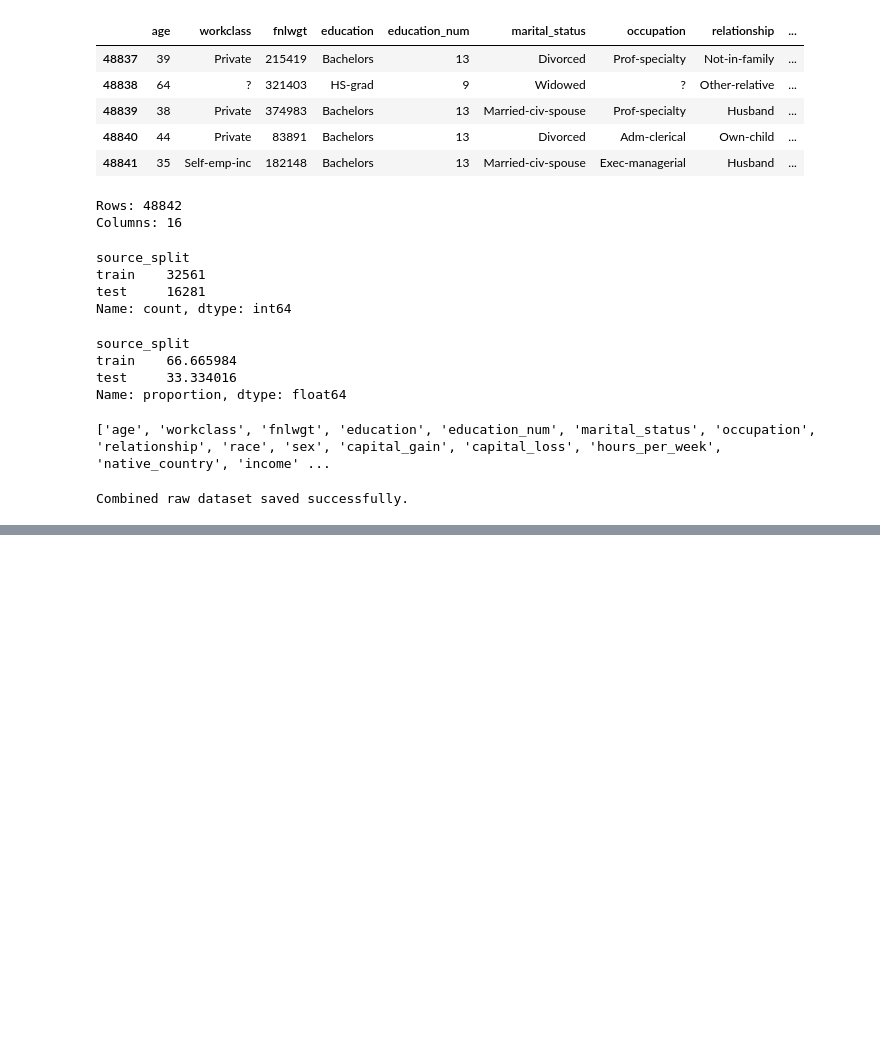
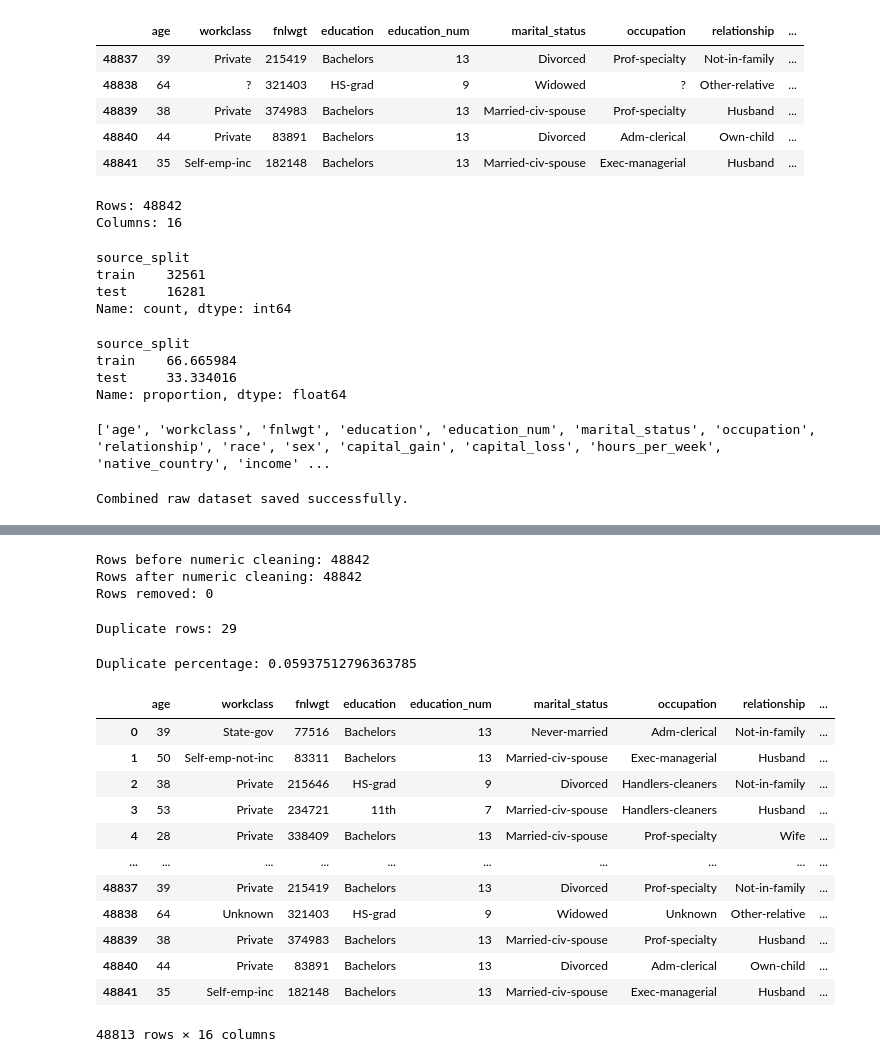
Before and after one commit to greeshavaishnavi09/Adult_Income, a Jupyter notebook: src/Data Cleaning.ipynb, the cells around one changed output, grey strips where cells are left out. Drawn from its saved outputs; the diff is of its cells as text; code cells hidden in the pictures; blank space fills up the shorter version.

Commit message:
Data Cleaning adult income data is completed

```diff
--- a/src/Data Cleaning.ipynb
+++ b/src/Data Cleaning.ipynb
@@ -281,0 +460,13 @@ for column in categorical_columns:
+# %%
+# define numeric columns
+
+numeric_columns = [
+    "age",
+    "fnlwgt",
+    "education_num",
+    "capital_gain",
+    "capital_loss",
+    "hours_per_week"
+]
+
+print(numeric_columns)
@@ -281,0 +475,8 @@ for column in categorical_columns:
+# %%
+# convert numeric columns
+
+for column in numeric_columns:
+    df[column] = pd.to_numeric(
+        df[column],
+        errors="coerce"
+    )
@@ -281,0 +550,59 @@ for column in categorical_columns:
+# %%
+# remove rows with invalid core numeric values
+
+before_numeric_cleaning = len(df)
+
+valid_numeric_mask = (
+    df["age"].notna()
+    & (df["age"] > 0)
+    & df["education_num"].notna()
+    & (df["education_num"] > 0)
+    & df["hours_per_week"].notna()
+    & (df["hours_per_week"] > 0)
+)
+
+df = df[valid_numeric_mask].copy()
+
+after_numeric_cleaning = len(df)
+
+print("Rows before numeric cleaning:", before_numeric_cleaning)
+print("Rows after numeric cleaning:", after_numeric_cleaning)
+print("Rows removed:", before_numeric_cleaning - after_numeric_cleaning)
+# %% [output]
+Rows before numeric cleaning: 48842
+Rows after numeric cleaning: 48842
+Rows removed: 0
+# %%
+# check duplicate rows
+
+duplicate_count = df.duplicated().sum()
+
+print("Duplicate rows:", duplicate_count)
+# %% [output]
+Duplicate rows: 29
+# %%
+# calculate duplicate percentage
+
+duplicate_percentage = (
+    duplicate_count / len(df) * 100
+)
+
+print("Duplicate percentage:", duplicate_percentage)
+# %% [output]
+Duplicate percentage: 0.05937512796363785
+# %%
+df.drop_duplicates()
+# %% [output]
+|  | age | workclass | fnlwgt | education | education_num | marital_status | occupation | relationship | ... |
+| 0 | 39 | State-gov | 77516 | Bachelors | 13 | Never-married | Adm-clerical | Not-in-family | ... |
+| 1 | 50 | Self-emp-not-inc | 83311 | Bachelors | 13 | Married-civ-spouse | Exec-managerial | Husband | ... |
+| 2 | 38 | Private | 215646 | HS-grad | 9 | Divorced | Handlers-cleaners | Not-in-family | ... |
+| 3 | 53 | Private | 234721 | 11th | 7 | Married-civ-spouse | Handlers-cleaners | Husband | ... |
+| 4 | 28 | Private | 338409 | Bachelors | 13 | Married-civ-spouse | Prof-specialty | Wife | ... |
+| ... | ... | ... | ... | ... | ... | ... | ... | ... | ... |
+| 48837 | 39 | Private | 215419 | Bachelors | 13 | Divorced | Prof-specialty | Not-in-family | ... |
+| 48838 | 64 | Unknown | 321403 | HS-grad | 9 | Widowed | Unknown | Other-relative | ... |
+| 48839 | 38 | Private | 374983 | Bachelors | 13 | Married-civ-spouse | Prof-specialty | Husband | ... |
+| 48840 | 44 | Private | 83891 | Bachelors | 13 | Divorced | Adm-clerical | Own-child | ... |
+| 48841 | 35 | Self-emp-inc | 182148 | Bachelors | 13 | Married-civ-spouse | Exec-managerial | Husband | ... |
+48813 rows × 16 columns
```
Also changed, not shown: parts of 34 cells of this notebook.
